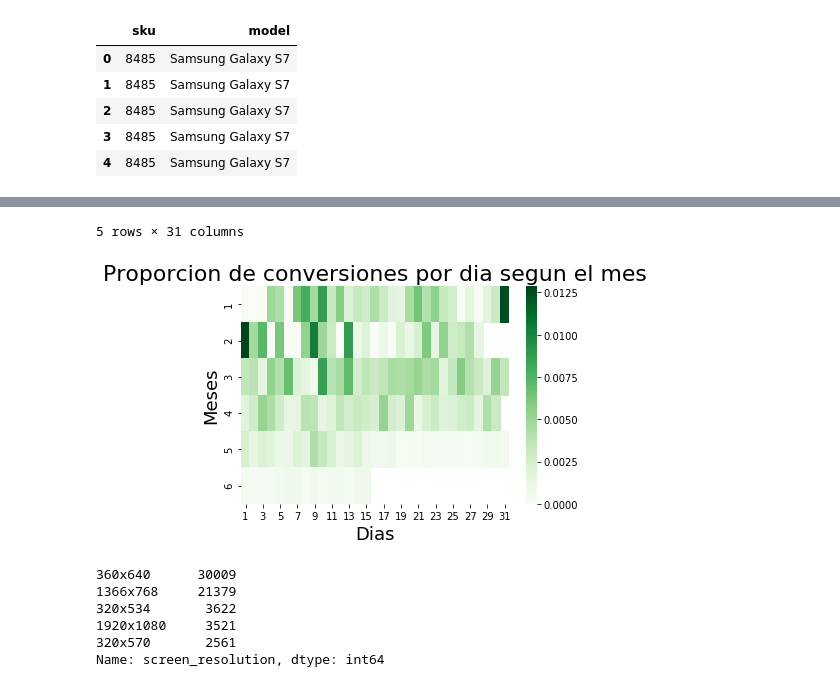
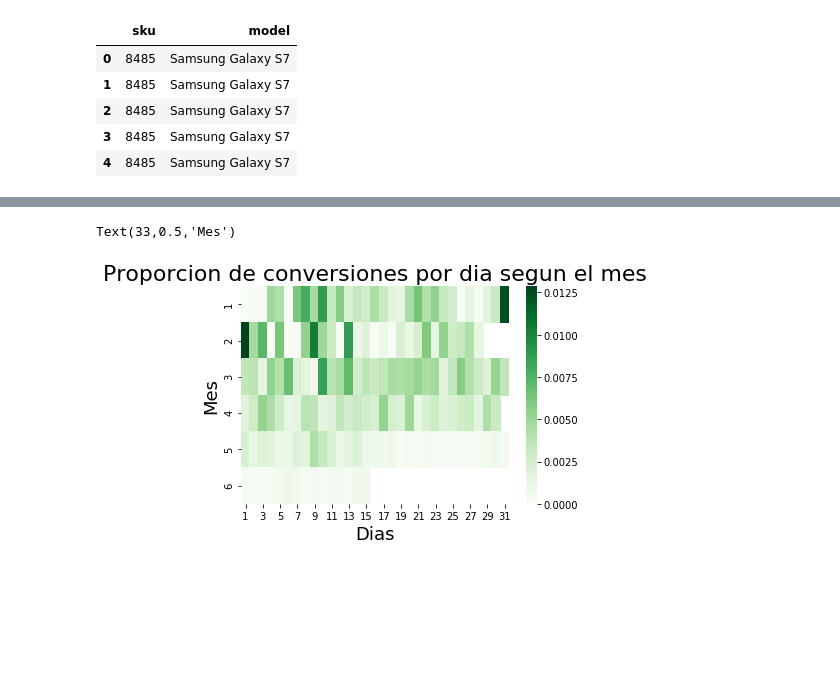
Before and after one commit to IgnacioKomar/OrganizacionDeDatos, a Jupyter notebook: TP1.ipynb, the cells around one changed output, grey strips where cells are left out. Cells and saved outputs as stored; diff of their text form; code cells hidden in the pictures; blank space fills up the shorter version.

```diff
--- a/TP1.ipynb
+++ b/TP1.ipynb
@@ -158,12 +165,12 @@ Text(0,0.5,'Cantidad de conversiones')
 # %%
 conteoDePersonas = datos_completo.groupby(['timestamp', 'event']).count()
 # %%
-contEvents = conteoDePersonas.pivot_table(index = 'timestamp', columns = 'event', values = 'person')
-contEvents.groupby('timestamp').head()
-persEvent = contEvents.fillna(0)
-new1 = persEvent.reset_index()
-new1['timestamp'] = pd.to_datetime(new1['timestamp'], format='%Y%m%d %H:%M:%S.%f')
-new1['mes'] = new1['timestamp'].dt.month
-new1['dia'] = new1['timestamp'].dt.day
+conteoEvents = conteoDePersonas.pivot_table(index = 'timestamp', columns = 'event', values = 'person')
+personasPorEvent = conteoEvents.fillna(0)
+conteo = personasPorEvent.reset_index()
+conteo['timestamp'] = pd.to_datetime(conteo['timestamp'], format='%Y%m%d %H:%M:%S.%f')
+conteo['mes'] = conteo['timestamp'].dt.month
+conteo['dia'] = conteo['timestamp'].dt.day
 # Calculo el promedio de personas que asisten a eventos
-new1['pers_en_event'] = new1.filter(items = ['ad campaign hit', 'brand listing','checkout', 'conversion', 'generic listing','lead', 'search engine hit', 'searched products', 'staticpage', 'viewed product', 'visited site']).sum(axis = 1)
+conteo['pers_en_event'] = conteo.filter(items = ['ad campaign hit', 'brand listing','checkout', 'conversion', 'generic listing','lead', 'search engine hit', 'searched products', 'staticpage', 'viewed product', 'visited site']).sum(axis = 1)
+conteo.head()
@@ -170,8 +184,7 @@ new1['pers_en_event'] = new1.filter(items = ['ad campaign hit', 'brand listing',
 # %%
-for_heatmap = new1.pivot_table(index = 'mes', columns = 'dia', values = 'conversion')
+for_heatmap = conteo.pivot_table(index = 'mes', columns = 'dia', values = 'conversion')
 g = sns.heatmap(for_heatmap,  cmap="Greens")
 g.set_title("Proporcion de conversiones por dia segun el mes", fontsize=22)
 g.set_xlabel("Dias",fontsize=18)
-g.set_ylabel("Meses", fontsize=18)
-for_heatmap.head()
+g.set_ylabel("Mes", fontsize=18)
 # %% [output]
@@ -185,11 +191,2 @@ for_heatmap.head()
-5 rows × 31 columns
+Text(33,0.5,'Mes')
-[figure, old version]
+[figure, new version]
-# %%
-datos_completo.groupby('event').get_group('visited site')['screen_resolution'].value_counts().head()
-# %% [output]
-360x640      30009
-1366x768     21379
-320x534       3622
-1920x1080     3521
-320x570       2561
-Name: screen_resolution, dtype: int64
```
Also changed, not shown: parts of 7 cells of this notebook, 2 other files.
